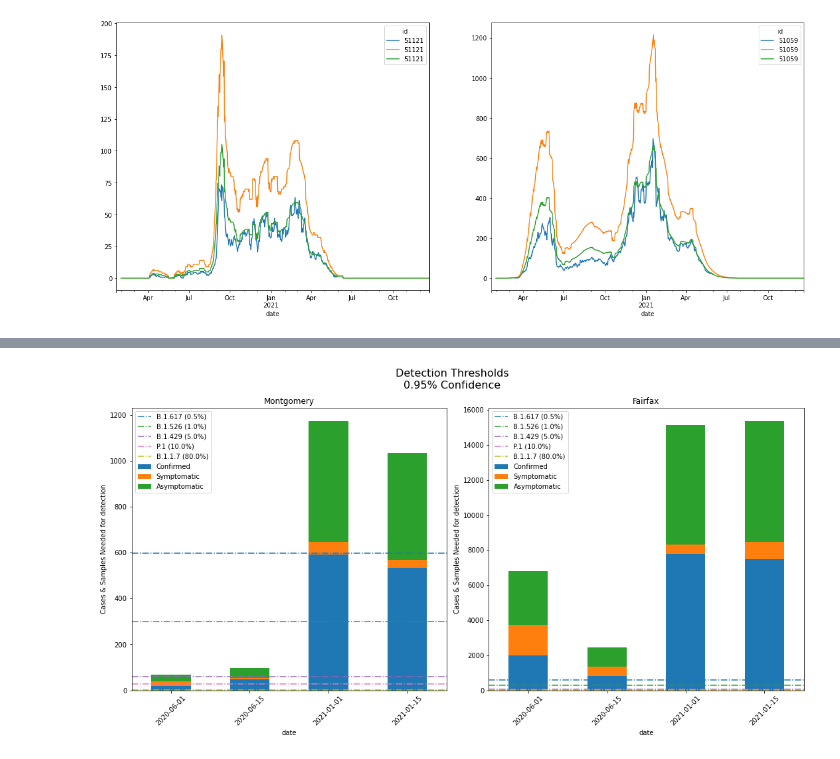
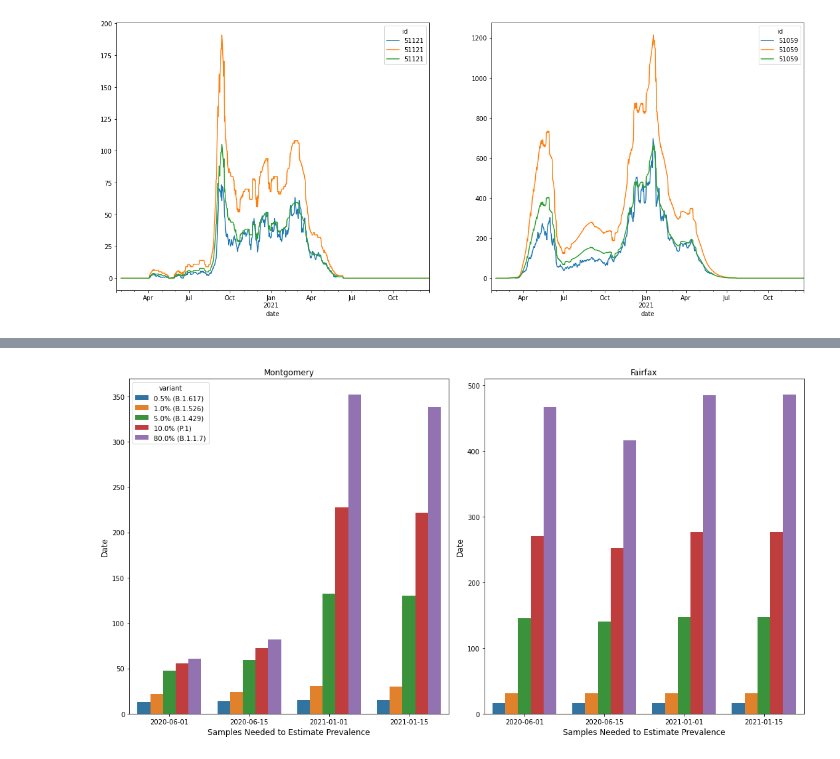
Before and after one commit to itsyosef/bionetworks, a Jupyter notebook: covid/notebooks/VDH_Power.ipynb, the cells around one changed output, grey strips where cells are left out. Drawn from its saved outputs; the diff is of its cells as text; code cells hidden in the pictures.

```diff
--- a/covid/notebooks/VDH_Power.ipynb
+++ b/covid/notebooks/VDH_Power.ipynb
@@ -183,56 +442,89 @@ cNorm  = colors.Normalize(vmin=0, vmax=len(variant_prevalences.keys()))
 scalarMap = mplcm.ScalarMappable(norm=cNorm, cmap=cm)
 tab_variant_colors = [scalarMap.to_rgba(i) for i in range(len(variant_prevalences.keys()))]
 values = "detection" #"detection" or "prevalence estimation"
 
-fig, axs = plt.subplots(1, 2, figsize=(15,8))
+fig, axs = plt.subplots(1,2,figsize=(15,8))
 
 for ix, location in enumerate([montgomery, fairfax]):
     date_cases = []
+    variant_info = []
+
     columns = ['date', 'location', 'variant', 'prevalence', 'detection_samples', 'estimate_samples', 'confidence', 'CI_tail', 'Confirmed', 'Symptomatic', 'Asymptomatic']
     for date in dates:
         date = np.datetime64(date)
         end_date = date + np.timedelta64(14, "D")
         Confirmed = county_level_cases_incidence[[location]].loc[date:end_date].sum().iloc[0]
         Symptomatic = infections[[location]].shift(7).loc[date:end_date].sum().iloc[0] * 0.55
         Asymptomatic = infections[[location]].shift(7).loc[date:end_date].sum().iloc[0] * 0.45
         date_cases.append((date, location, Confirmed, Symptomatic, Asymptomatic))
 
-    variant_info = []
-    for variant, prevalence in variant_prevalences.items():
-        detection_samples = calculate_samples_to_detect(prevalence, 0.95)
-        estimate_samples = calculate_samples_to_estimate(prevalence, confidence, CI_tail)
-        variant_info.append((location, variant, prevalence, detection_samples, estimate_samples, confidence, CI_tail))
+        for variant, prevalence in variant_prevalences.items():
+            detection_samples = calculate_samples_to_detect(prevalence, 0.95)
+            estimate_samples = calculate_samples_to_estimate(prevalence, confidence, CI_tail, Symptomatic + Asymptomatic)
+            variant_info.append((location, date, variant, prevalence, detection_samples, estimate_samples, confidence, CI_tail))
 
     date_df = pd.DataFrame.from_records(date_cases, columns = ["date", "location", "Confirmed", "Symptomatic", "Asymptomatic"])
-    variant_df = pd.DataFrame.from_records(variant_info, columns = ['location', 'variant', 'prevalence', 'detection_samples', 'estimate_samples', 'confidence', 'CI_tail'])
+    variant_df = pd.DataFrame.from_records(variant_info, columns = ['location', 'date', 'variant', 'prevalence', 'detection_samples', 'estimate_samples', 'confidence', 'CI_tail'])
 
     date_df.date = date_df.date.astype(str)
     date_df.Symptomatic = date_df.Symptomatic - date_df.Confirmed
 
-    if values.lower() == "detection":
-        fig_title = f"Detection Thresholds\n{confidence}% Confidence"
-        variant_samples = variant_df.set_index("variant")["detection_samples"].to_dict()
-    else:
-        fig_title = f"Prevalence Estimation Thresholds\n{confidence*100}% Confidence\nCI Tail of {CI_tail*100}%"
-        variant_samples = variant_df.set_index("variant")["estimate_samples"].to_dict()
+    ax = axs[ix]
 
-    ax = axs[ix]
-    ax.set_prop_cycle(color=tab_variant_colors)
-
-    date_df.set_index("date")[["Confirmed", "Symptomatic", "Asymptomatic"]].drop_duplicates().plot(kind='bar', stacked=True, rot=45, ax=ax)
+    variant_df.date = variant_df.date.astype(str)
+    variant_df.variant = variant_df.variant.apply(lambda row: f"{variant_prevalences[row]*100}%" + f" ({row})")
+    sns.barplot(y="estimate_samples", x="date", hue="variant", data=variant_df, ax=ax)
+    # variant_df.plot(x="variant", y="detection_samples", kind="barh", ax=ax, legend=None)
+    # ax.set_yticklabels([i.get_text() + f" ({variant_prevalences[i.get_text()]*100}%)" for i in ax.get_yticklabels()])
+    ax.set_ylabel("Date", fontsize=12)
+    ax.set_xlabel("Samples Needed to Estimate Prevalence", fontsize=12)
+    if ix == 1:
+        ax.get_legend().remove()
 
 
-    ix = 0
-    for variant, detection in variant_samples.items():
-        ax.axhline(detection, label=f"{variant} ({variant_prevalences[variant]*100}%)", color = tab_variant_colors[ix], linestyle = "-.")
-        ix += 1
 
-    ax.legend(loc="upper left")
-    ax.set_ylabel(f"Cases & Samples Needed for {values}")
+#     fig, ax = plt.subplots(figsize=(10,8))
+#     variant_df.plot(x="variant", y="detection_samples", kind="barh", ax=ax, legend=None)
+#     ax.set_yticklabels([i.get_text() + f" ({variant_prevalences[i.get_text()]*100}%)" for i in ax.get_yticklabels()])
+#     ax.set_ylabel("Variants", fontsize=12)
+#     ax.set_xlabel("Samples Needed for Detection", fontsize=12)
+#     ax.set_title("Samples Needed for Detection of Variants at Different Prevalences", fontsize=14)
+#     break
+
+#     if values.lower() == "detection":
+#         fig_title = f"Detection Thresholds\n{confidence*100}% Confidence"
+#         variant_samples = variant_df.set_index("variant")["detection_samples"].to_dict()
+#     else:
+#         fig_title = f"Prevalence Estimation Thresholds\n{confidence*100}% Confidence, CI Width of {2 * CI_tail*100}%"
+#         variant_samples = variant_df.set_index("variant")["estimate_samples"].to_dict()
+
+#     ax = axs[ix]
+#     ax.set_prop_cycle(color=tab_variant_colors)
+
+#     date_df.set_index("date")[["Confirmed", "Symptomatic", "Asymptomatic"]].rename(columns={"Symptomatic":"Unconfirmed Symptomatic"}).drop_duplicates().plot(kind='bar', stacked=True, rot=45, ax=ax, alpha=0.7)
+
+#     if values.lower() != "detection":
+#         fig_title = f"Detection Thresholds\n{confidence*100}% Confidence"
+#         for ix, variant in enumerate(variant_df.variant.unique()):
+#             df = variant_df[variant_df.variant == variant]
+#             ax.scatter(df.date.astype(str), df.estimate_samples, label=f"{variant_prevalences[variant]*100}% ({variant})", color = tab_variant_colors[ix], marker = "^", s=90)
+#     else:
+#         fig_title = f"Prevalence Estimation Thresholds\n{confidence*100}% Confidence, CI Width of {2 * CI_tail*100}%"
+#         variant_samples = variant_df.set_index("variant")["estimate_samples"].to_dict()
+
+#         ix=0
+
+#         for variant, detection in variant_samples.items():
+# #             print(tab_variant_colors[ix])
+#             ax.axhline(detection, label=f"{variant} ({variant_prevalences[variant]*100}%)", color = tab_variant_colors[ix], linestyle = "-.")
+#             ix += 1
+
+#     ax.legend(loc="upper left")
+#     ax.set_ylabel(f"Cases & Samples Needed for {values}")
     ax.set_title(loc_map[location])
 
-fig.suptitle(fig_title, fontsize=16)
+# fig.suptitle(fig_title, fontsize=16)
 plt.tight_layout()
-plt.savefig(f"montgomery_fairfax_{values}.png", dpi=100, bbox_inches="tight", facecolor="white")
+plt.savefig(f"montgomery_fairfax_estimation_summary_bar.png", dpi=100, bbox_inches="tight", facecolor="white")
 # %% [output]
-[figure, old version]
+[figure, new version]
```
Also changed, not shown: parts of 13 cells of this notebook, 15 other files.
